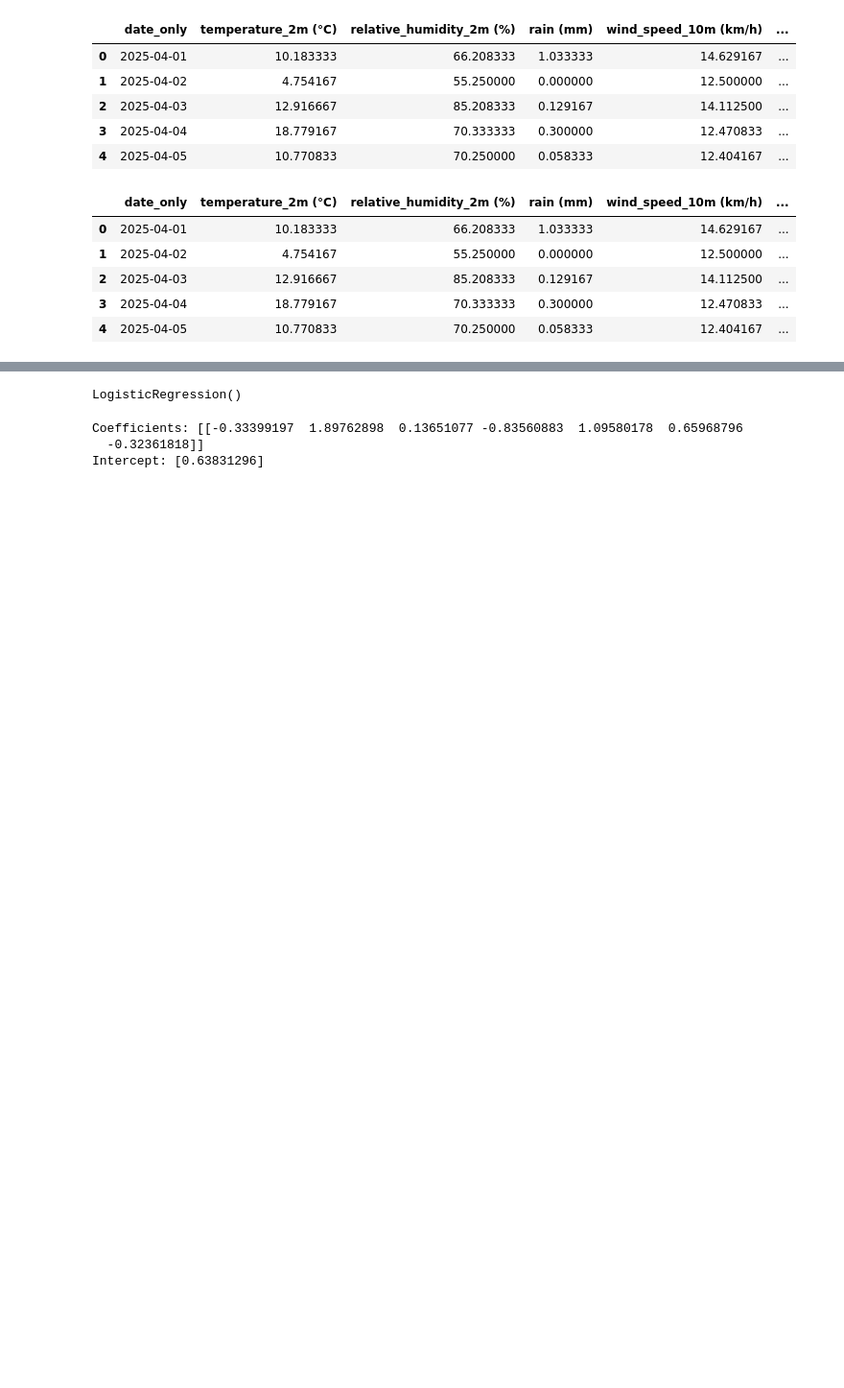
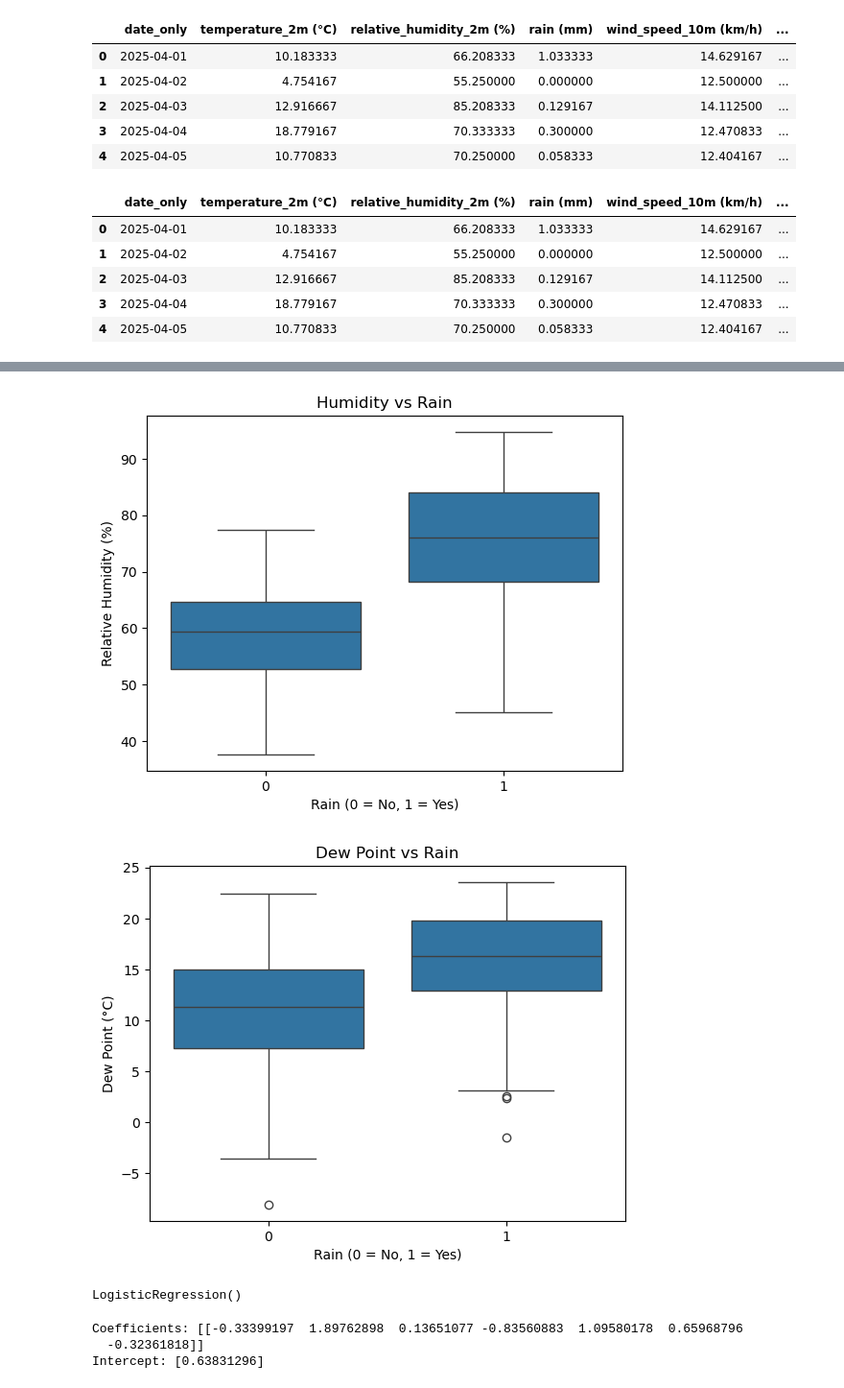
Before and after one commit to ar3lyy/DataScienceFinalProject, a Jupyter notebook: RainPredictionModel.ipynb, the cells around one changed output, grey strips where cells are left out. Shown at 96% size. Drawn from its saved outputs; the diff is of its cells as text; code cells hidden in the pictures; blank space fills up the shorter version.

```diff
--- a/RainPredictionModel.ipynb
+++ b/RainPredictionModel.ipynb
@@ -101 +134,23 @@ max    1030.500000     1.000000
+# %%
+# We visualize key features (humidity and dew point) against rain
+# to understand how these variables behave before modeling.
+# This helps validate whether the model’s important features
+# actually show clear differences between rainy and non rainy days.
+
+# Humidity vs Rain
+sns.boxplot(x='rain_binary', y='relative_humidity_2m (%)', data=df)
+plt.title("Humidity vs Rain")
+plt.xlabel("Rain (0 = No, 1 = Yes)")
+plt.ylabel("Relative Humidity (%)")
+plt.show()
+
+# Dew Point vs Rain
+sns.boxplot(x='rain_binary', y='dew_point_2m (°C)', data=df)
+plt.title("Dew Point vs Rain")
+plt.xlabel("Rain (0 = No, 1 = Yes)")
+plt.ylabel("Dew Point (°C)")
+plt.show()
+# %% [output]
+[figure, added]
+[figure, added]
 # %%
```
Also changed, not shown: parts of 9 cells of this notebook.
